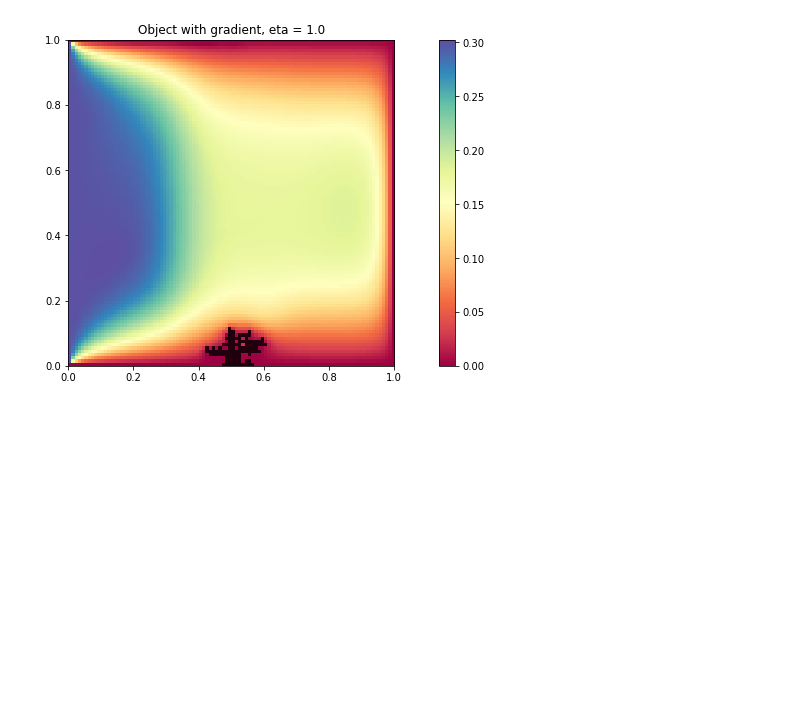
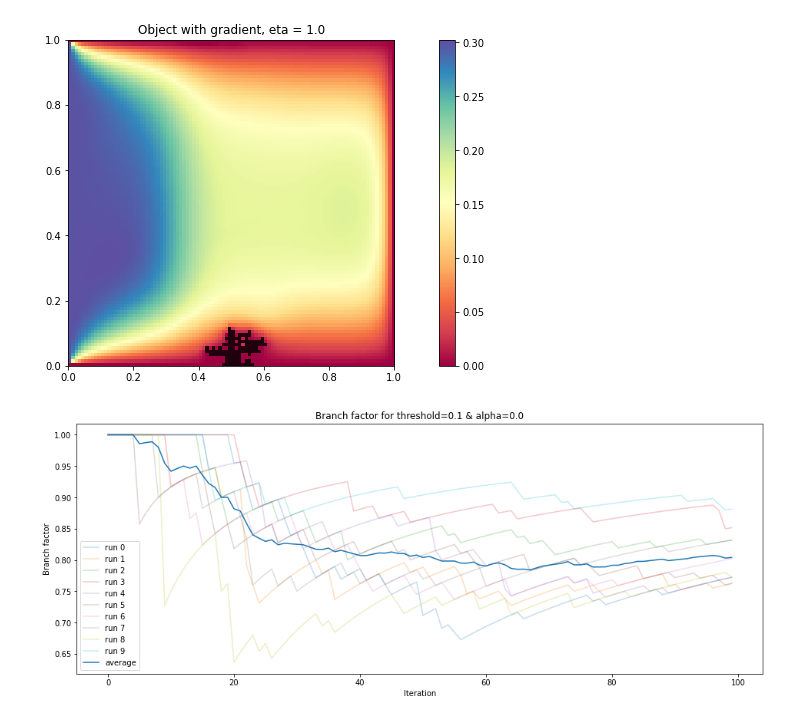
Before and after one commit to Lut99/KoraalKnakkers, a Jupyter notebook: DLA final.ipynb, the cells around one changed output. Cells and saved outputs as stored; diff of their text form; code cells hidden in the pictures; blank space fills up the shorter version.

```diff
--- a/DLA final.ipynb
+++ b/DLA final.ipynb
@@ -1290,3 +1333,13 @@ Combining images with: 'ffmpeg -y -r 10 -i temp/%05d.png -c:v libx264 -pix_fmt y
 [figure]
 # %%
 # Note to self: for thresholds, try to stay around 0.0500 - 0.0505 - 0.0510, maybe a _few_ larger variations
+# %%
+avg_threshold_00 = plot_all_branchfactors("/run/media/lut_99/Data/Temp/threshold/threshold_00.zip", 0.0, var="threshold", secondary_var=0.0, file="threshold_0_0.png")
+avg_threshold_00503 = plot_all_branchfactors("/run/media/lut_99/Data/Temp/threshold/threshold_00503.zip", 0.0503, var="threshold", secondary_var=0.0, file="threshold_0_0503.png")
+avg_threshold_00504 = plot_all_branchfactors("/run/media/lut_99/Data/Temp/threshold/threshold_00504.zip", 0.0504, var="threshold", secondary_var=0.0, file="threshold_0_0504.png")
+avg_threshold_00505 = plot_all_branchfactors("/run/media/lut_99/Data/Temp/threshold/threshold_00505.zip", 0.0505, var="threshold", secondary_var=0.0, file="threshold_0_0505.png")
+avg_threshold_00506 = plot_all_branchfactors("/run/media/lut_99/Data/Temp/threshold/threshold_00506.zip", 0.0506, var="threshold", secondary_var=0.0, file="threshold_0_0506.png")
+avg_threshold_00507 = plot_all_branchfactors("/run/media/lut_99/Data/Temp/threshold/threshold_00507.zip", 0.0507, var="threshold", secondary_var=0.0, file="threshold_0_0507.png")
+avg_threshold_01 = plot_all_branchfactors("/run/media/lut_99/Data/Temp/threshold/threshold_01", 0.1, var="threshold", secondary_var=0.0, file="threshold_0_1.png", compressed=False)
+# %% [output]
+[figure, added]
```
Also changed, not shown: parts of 15 cells of this notebook, 46 other files.
